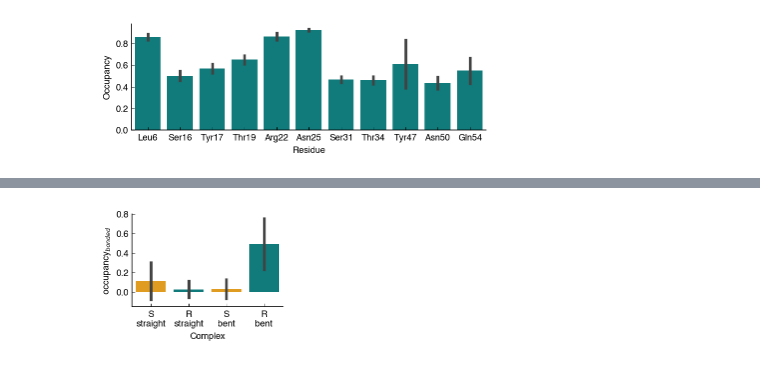
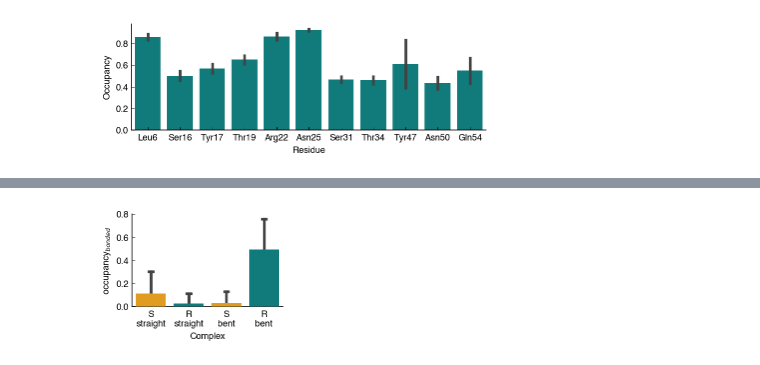
Before and after one commit to mallu2/CG_analysis, a Jupyter notebook: CG_energies_analysis.ipynb, the cells around one changed output, grey strips where cells are left out. Saved outputs shown, nothing was run; the diff lists cells and outputs as text; code cells hidden in the pictures.

Commit message:
update plotting errorbars

```diff
--- a/CG_energies_analysis.ipynb
+++ b/CG_energies_analysis.ipynb
@@ -547,36 +531,37 @@ tt_RB=plot_CG.contacts_on_target(FolderRspecific02B_cg,'R_','0.02','CG')[1]
 tt_SA.replace({np.inf:0},inplace=True)
 tt_SB.replace({np.inf:0},inplace=True)
 tt_RA.replace({np.inf:0},inplace=True)
 tt_RB.replace({np.inf:0},inplace=True)
 tt=pd.concat([tt_SB,tt_RB,tt_SA,tt_RA])
 tt.replace({'S_':'S\nstraight','R_':'R\nstraight',\
                           'S:':'S\nbent','R:':'R\nbent',},inplace=True)
 
 fig, ax = plt.subplots(figsize = (2.8,2.1))
 
-sns.barplot(x='Complex',y='Occupancy',data=subset(tt,all_p),palette=['orange','darkcyan','orange','darkcyan'],ci="sd")
+sns.barplot(x='Complex',y='Occupancy',data=subset(tt,all_p),\
+            palette=['orange','darkcyan','orange','darkcyan'],ci="sd",zorder=5,capsize=0.1)
 
 ax.tick_params(
         axis='both',          # changes apply to the x-axis
         which='both',      # both major and minor ticks are affected
         bottom=True,      # ticks along the bottom edge are off
         top=False,         # ticks along the top edge are off
         labelbottom=True,
         right=False, left=True, labelleft=True,
         width = 0.5,
         length = 3, color='k',direction ='in')
-plt.ylim([-0.15,0.8])
+plt.ylim([-0.0,0.8])
 
 sns.despine()
 plt.legend([],[], frameon=False)
 
 plt.ylabel('occupancy$_{bonded}$')
 
 plt.legend([],[], frameon=False)
 plt.tight_layout()
 plt.savefig('/Users/mallu899/Mirror/projects/lacI_CG_master/LacI_CG_Draft/Figures/version10/Figure5/CG_Con-2_002.png',dpi=300,bbox_inches='tight', transparent=True)
 # %% [output]
-[figure, old version]
+[figure, new version]
 # %%
 tb=pd.concat([tt_SB,tt_RA])
 tb.replace({'S_':'S\nstraight','R:':'R\nbent',},inplace=True)
```
Also changed, not shown: parts of 7 cells of this notebook.
